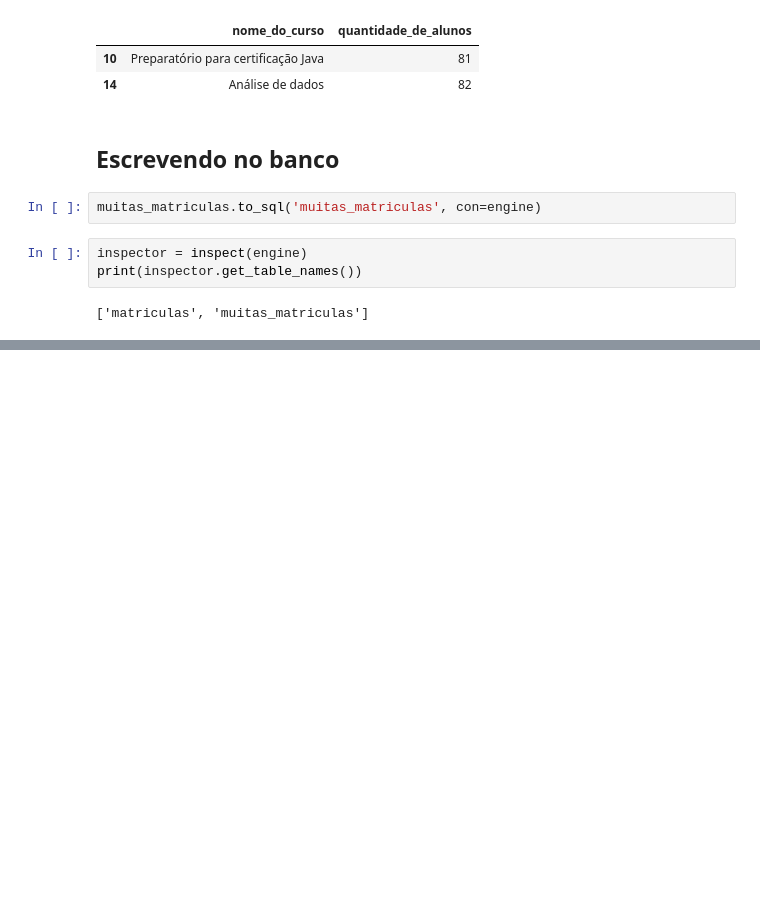
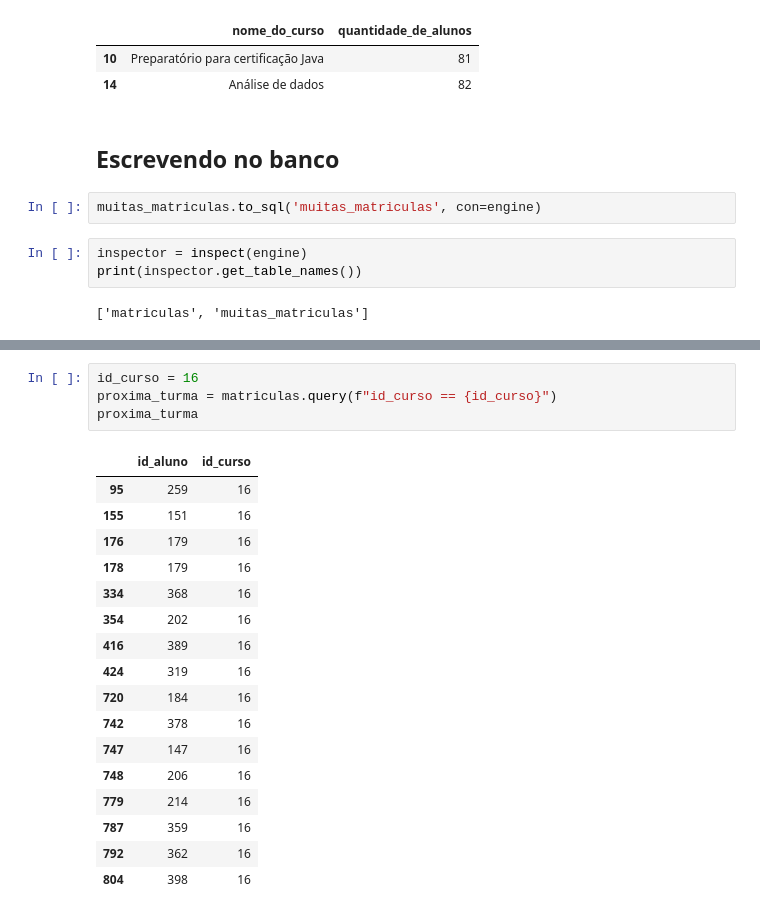
Before and after one commit to renatanesio/DataScience, a Jupyter notebook: Pandas/PandasIO.ipynb, the cells around one changed output, grey strips where cells are left out. Cells and saved outputs as stored; diff of their text form; blank space fills up the shorter version.

```diff
--- a/Pandas/PandasIO.ipynb
+++ b/Pandas/PandasIO.ipynb
@@ -471,0 +511,22 @@ print(inspector.get_table_names())
+# %%
+id_curso = 16
+proxima_turma = matriculas.query(f"id_curso == {id_curso}")
+proxima_turma
+# %% [output]
+|  | id_aluno | id_curso |
+| 95 | 259 | 16 |
+| 155 | 151 | 16 |
+| 176 | 179 | 16 |
+| 178 | 179 | 16 |
+| 334 | 368 | 16 |
+| 354 | 202 | 16 |
+| 416 | 389 | 16 |
+| 424 | 319 | 16 |
+| 720 | 184 | 16 |
+| 742 | 378 | 16 |
+| 747 | 147 | 16 |
+| 748 | 206 | 16 |
+| 779 | 214 | 16 |
+| 787 | 359 | 16 |
+| 792 | 362 | 16 |
+| 804 | 398 | 16 |
```
Also changed, not shown: parts of 19 cells of this notebook, 1 other file.
